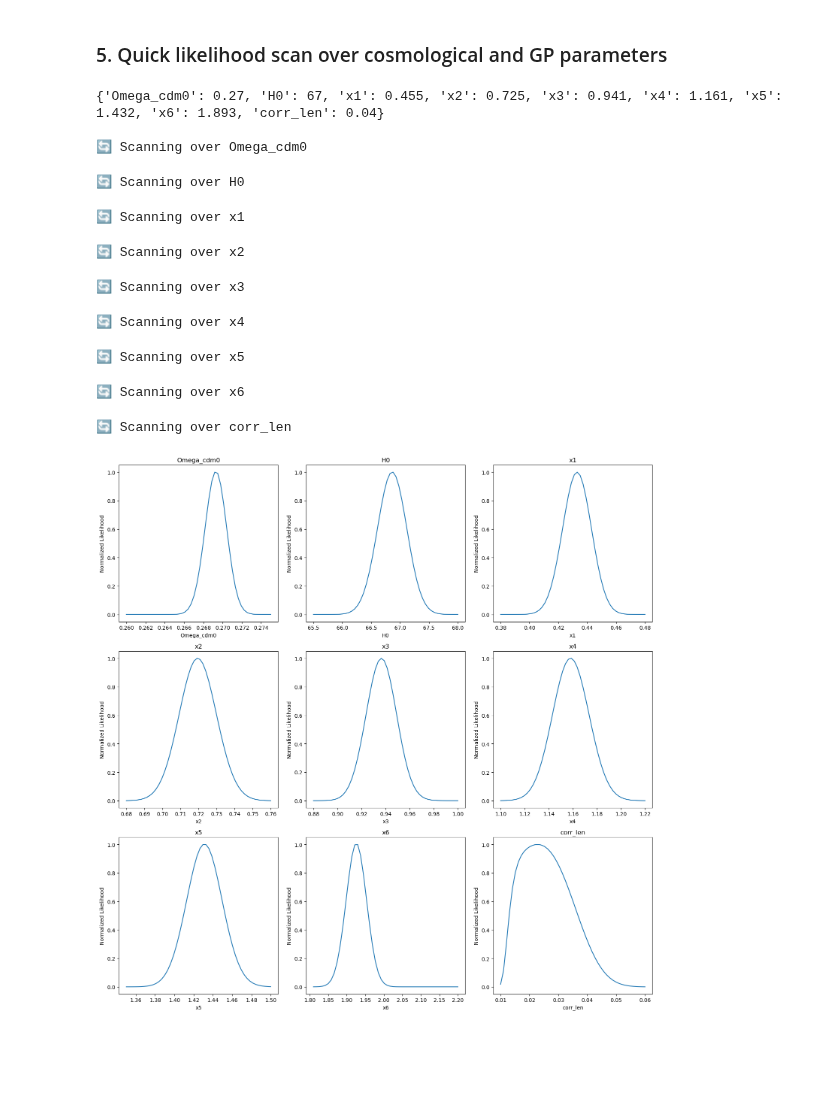
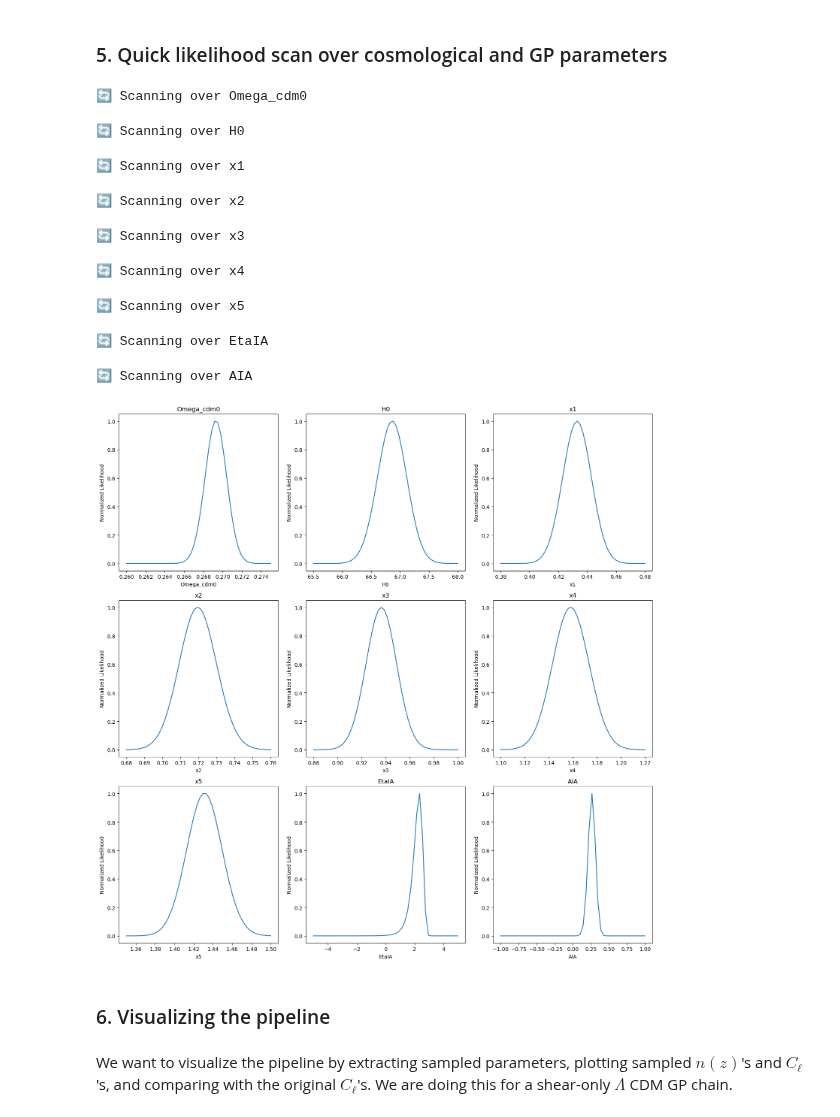
Before and after one commit to jipdebuck/binz, a Jupyter notebook: notebooks/inference.ipynb, the cells around one changed output. Cells and saved outputs as stored; diff of their text form; code cells hidden in the pictures; blank space fills up the shorter version.

```diff
--- a/notebooks/inference.ipynb
+++ b/notebooks/inference.ipynb
@@ -105,7 +111,7 @@ my_dndz_she_norm = resample_dndz(dndz_she_norm, z_nz, myz)
 
 i_lows = {}
 i_highs = {}
-for key, nz in dndz_pos_norm.items():
+for key, nz in nz_heracles.items():
     mask = np.where(nz > 0.1)[0]
     i_lows.update({key: mask[0]})
     i_highs.update({key: mask[-1] + 1})
@@ -485,13 +489,14 @@ for key, nz in dndz_she_norm.items():
     n_med = nz[np.argmin(np.abs(z_nz - z_med))]
     z_meds.append(z_med)
     n_meds.append(n_med)
-
 corr_len = 0.04                              # correlation length for the GP kernel
 z_bounds = (0,3)                              # bounds for the redshift
 z_pred = np.linspace(0, 3, 400)       # prediction points for GP
 alpha = 1e-8                                  # noise level during fitting
-kernel_class = Matern
+kernel_class = RBF
 nu = 1.5                                      # necessary for Matern only, defines smoothness
 const_value = 0.04                            # amplitude of constant kernel
 const_bounds = (1e-4, 1.0)                    # bounds for constant kernel amplitude
-print(z_meds)
+# We read with euclidlib v2025.2 (v2025.1 is also compatible)
+z_pred_res = z_pred.reshape(-1, 1)
+widths = np.array([z_highs[0]-z_lows[0], z_highs[1]-z_lows[1], z_highs[2]-z_lows[2], z_highs[3]-z_lows[3], z_highs[4]-z_lows[4], z_highs[5]-z_lows[5]])
@@ -501,7 +504,7 @@ print(z_meds)
 # GP reconstruction and plotting of results #
 
 # Perform GP reconstruction #
-priors, predictions = build_gp_nz(n_meds, z_meds, corr_len, z_bounds, z_pred, alpha, kernel_class, nu, const_value, const_bounds)
+priors, predictions = build_gp_nz(n_meds, z_meds, corr_len, z_bounds, z_pred, alpha, RBF, nu, const_value, const_bounds)
 
 # Plot GP reconstruction results #
 palette = sns.color_palette("mako", 6)
@@ -515,7 +518,7 @@ for j, nz in enumerate(n_meds):
     ax.fill_between(z_pred.ravel(), (y_pred - y_std).ravel(), (y_pred + y_std).ravel(),
                     color=palette[j], alpha=0.2)
 
-    ax.plot(z_nz, dndz_she_norm[j+1], '--', color=palette[j], alpha=0.4)
+    ax.plot(z_nz, nz_heracles[j+1], '--', color=palette[j], alpha=0.4)
     ax.scatter(X_train, y_train, color=palette[j], edgecolor='black', s=80, zorder=3, label=f"{j+1} node")
 
 ax.set_xlabel(r"$z$")
@@ -711,31 +789,33 @@ KeyboardInterrupt:
 # %%
 # Updating likelihood function to include all 6 bins #
 
+from tqdm import tqdm
+
+default_pars = fiducial_cosmology | fiducial_nuisance
 def like_Naut_test_gp(param_dict):
     # Enforce physical prior on w0 + wa
 #    if param_dict['w0'] + param_dict['wa'] > -1. / 3:
 #        return (-np.inf, 0)
-    l  = param_dict["corr_len"]
+#    l  = param_dict["corr_len"]
     z_meds[0] = param_dict["x1"]
     z_meds[1] = param_dict["x2"]
     z_meds[2] = param_dict["x3"]
     z_meds[3] = param_dict["x4"]
     z_meds[4] = param_dict["x5"]
-    z_meds[5] = param_dict["x6"]
+#    z_meds[5] = param_dict["x6"]
 #    n_meds[0] = param_dict["y1"]
 #    n_meds[1] = param_dict["y2"]
 #    n_meds[2] = param_dict["y3"]
 #    n_meds[3] = param_dict["y4"]
 #    n_meds[4] = param_dict["y5"]
 #    n_meds[5] = param_dict["y6"]
-    priors_loop, predictions_loop = build_gp_nz(n_meds, z_meds, l, z_bounds, z_pred, alpha, kernel_class, nu, const_value, const_bounds)
+    priors_loop, predictions_loop = build_gp_nz(n_meds, z_meds, corr_len, z_bounds, z_pred, alpha, kernel_class, nu, const_value, const_bounds)
     my_dndz_norm_gp_loop = resample_dndz_gp(predictions_loop, z_pred_res, myz)
     pars_in = default_pars.copy()
     pars_in.update(param_dict)
     #h = pars_in['H0'] / 100.0
     #pars_in['Omega_cdm0'] = param_dict['omch2'] / h**2
     #pars_in['Omega_b0'] = param_dict['ombh2'] / h**2
-    #pars_in['As'] = np.exp(param_dict['logAs']) * 1e-10
     like_instance.data.update({'dndz_she': my_dndz_norm_gp_loop})
     return (like_instance.loglike(pars_in), like_instance.derived['sigma8_0'])
 
@@ -750,47 +830,51 @@ x3 = np.linspace(0.88, 1.0, 50)
 x4 = np.linspace(1.1, 1.22, 50)
 x5 = np.linspace(1.35, 1.5, 50)
 x6 = np.linspace(1.81, 2.2, 50)
-corr_len = np.linspace(0.01, 0.06, 50)
-params = {'Omega_cdm0': oms, 'H0': H0s, 'x1': x1, 'x2': x2, 'x3': x3, 'x4': x4, 'x5': x5, 'x6': x6, 'corr_len': corr_len}
+corr_len = 0.04
+Eta_IA = np.linspace(-5, 5, 50)
+AIA = np.linspace(-1,1, 50)
+params = {'Omega_cdm0': oms, 'H0': H0s, 'x1': x1, 'x2': x2, 'x3': x3, 'x4': x4, 'x5': x5, 'EtaIA': Eta_IA, 'AIA': AIA}
 
 fid_params = {'Omega_cdm0': fiducial_cosmology['Omega_cdm0'], 'H0': fiducial_cosmology['H0'],
               'x1': fiducial_gp['x1'], 'x2': fiducial_gp['x2'], 'x3': fiducial_gp['x3'],
-              'x4': fiducial_gp['x4'], 'x5': fiducial_gp['x5'], 'x6': fiducial_gp['x6'],
-              'corr_len': fiducial_gp['corr_len']}
-keys = ['Omega_cdm0', 'H0', 'x1', 'x2', 'x3', 'x4', 'x5', 'x6', 'corr_len']
+              'x4': fiducial_gp['x4'], 'x5': fiducial_gp['x5'], 'EtaIA': fiducial_nuisance['EtaIA'],
+              'AIA': fiducial_nuisance['AIA']}
+keys = ['Omega_cdm0', 'H0', 'x1', 'x2', 'x3', 'x4', 'x5', 'EtaIA', 'AIA']
 
 # Scanning and plotting #
 for key, ax in zip(keys, axes):
     print(f"\n🔄 Scanning over {key}")
     likelihood_curve = []
     dict = fid_params.copy()
     for value in tqdm(params[key], desc=f"WL", ncols=80):
         dict.update({key: value})
         ll = like_Naut_test_gp(dict)[0]
         likelihood_curve.append(ll)
 
     # Convert log-likelihoods to likelihoods (exp) and normalize
     likelihood_curve = np.exp(likelihood_curve - np.max(likelihood_curve))
 
     # Plot
     ax.plot(params[key], likelihood_curve, label='Cosmic shear')
     ax.set_title(key)
     ax.set_xlabel(key)
     ax.set_ylabel('Normalized Likelihood')
 
 plt.tight_layout()
-plt.savefig("likelihood_scan_gp.pdf", bbox_inches='tight')
+plt.savefig("/home/jipdebuck/plots/likelihood_scan_IA.pdf", bbox_inches='tight')
 plt.show()
 # %% [output]
-{'Omega_cdm0': 0.27, 'H0': 67, 'x1': 0.455, 'x2': 0.725, 'x3': 0.941, 'x4': 1.161, 'x5': 1.432, 'x6': 1.893, 'corr_len': 0.04}
-
 🔄 Scanning over Omega_cdm0
 🔄 Scanning over H0
 🔄 Scanning over x1
 🔄 Scanning over x2
 🔄 Scanning over x3
 🔄 Scanning over x4
 🔄 Scanning over x5
-🔄 Scanning over x6
+🔄 Scanning over EtaIA
-🔄 Scanning over corr_len
+🔄 Scanning over AIA
-[figure, old version]
+[figure, new version]
+# %% [markdown]
+### 6. Visualizing the pipeline
+# %% [markdown]
+We want to visualize the pipeline by extracting sampled parameters, plotting sampled $n(z)$'s and $C_{\ell}$'s, and comparing with the original $C_{\ell}$'s. We are doing this for a shear-only $\Lambda$ CDM GP chain.
```
Also changed, not shown: parts of 30 cells of this notebook, 1 other file.
